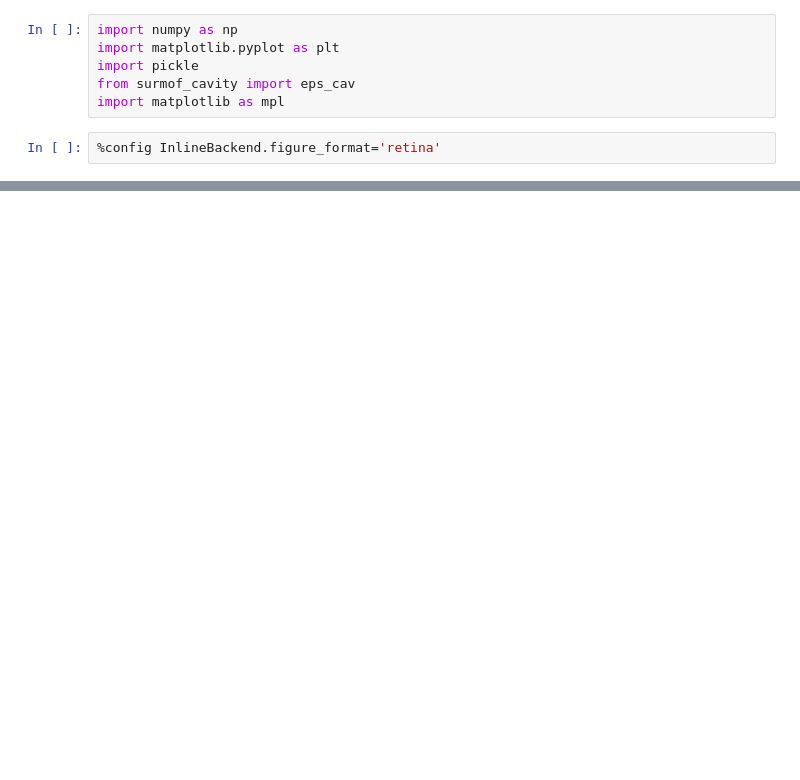
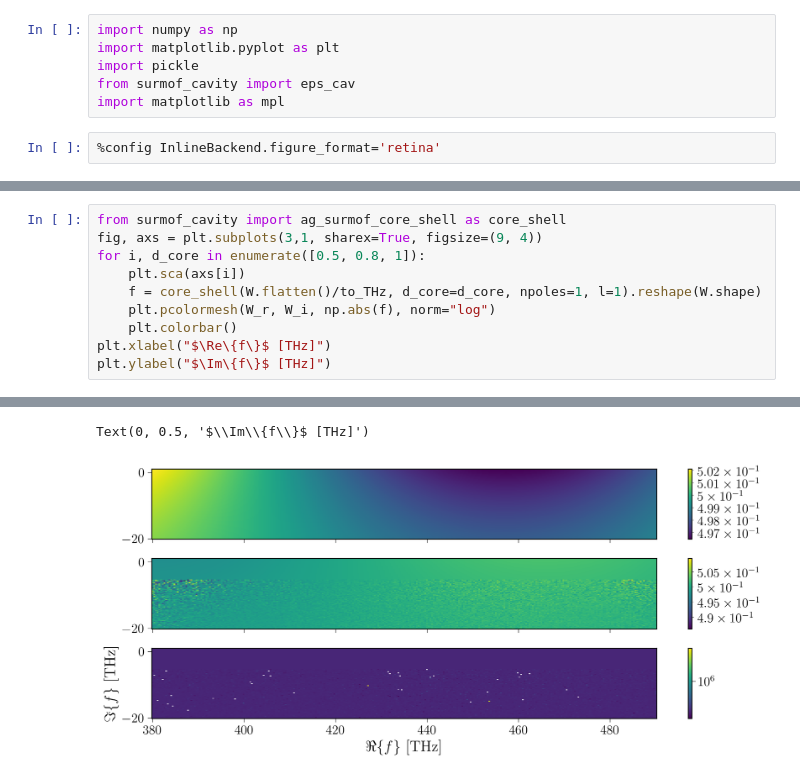
Before and after one commit to jan-david-fischbach/agsurmof, a Jupyter notebook: notebooks/plot_subdivide_results.ipynb, the cells around one changed output, grey strips where cells are left out. Cells and saved outputs as stored; diff of their text form; blank space fills up the shorter version.

```diff
--- a/notebooks/plot_subdivide_results.ipynb
+++ b/notebooks/plot_subdivide_results.ipynb
@@ -52,0 +77,11 @@ plt.savefig("surmof_eps_real.pdf")
+# %%
+from surmof_cavity import ag_surmof_core_shell as core_shell
+fig, axs = plt.subplots(3,1, sharex=True, figsize=(9, 4))
+for i, d_core in enumerate([0.5, 0.8, 1]):
+    plt.sca(axs[i])
+    f = core_shell(W.flatten()/to_THz, d_core=d_core, npoles=1, l=1).reshape(W.shape)
+    plt.pcolormesh(W_r, W_i, np.abs(f), norm="log")
+    plt.colorbar()
+plt.xlabel("$\Re\{f\}$ [THz]")
+plt.ylabel("$\Im\{f\}$ [THz]")
+# %% [output]
@@ -52,0 +105,2 @@ plt.savefig("surmof_eps_real.pdf")
+Text(0, 0.5, '$\\Im\\{f\\}$ [THz]')
+[figure, added]
```
Also changed, not shown: parts of 10 cells of this notebook, 23 other files.
